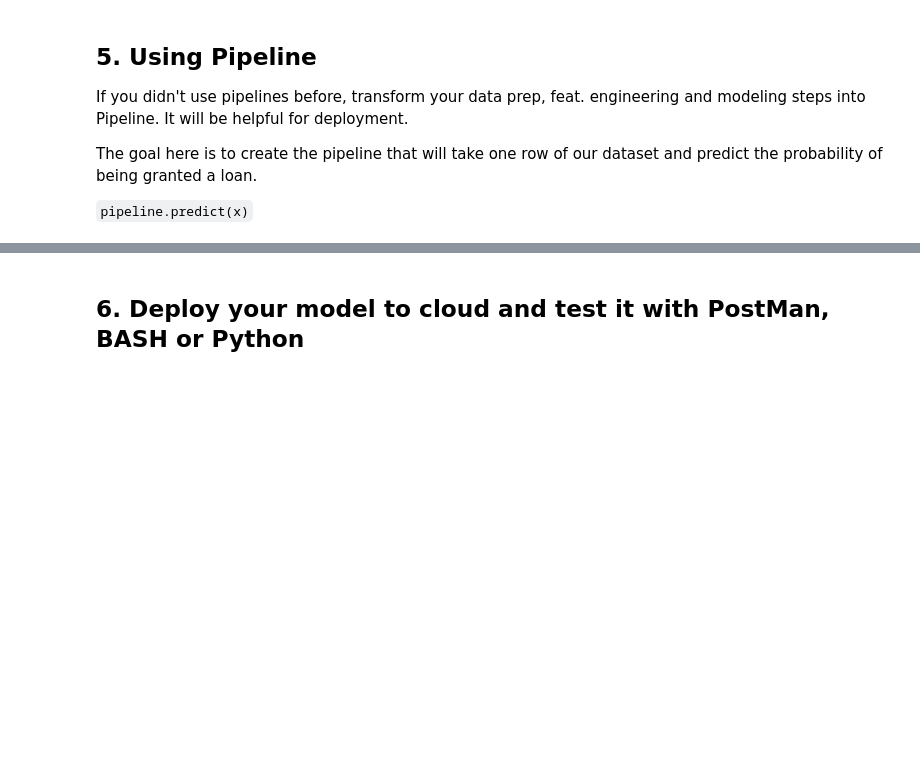
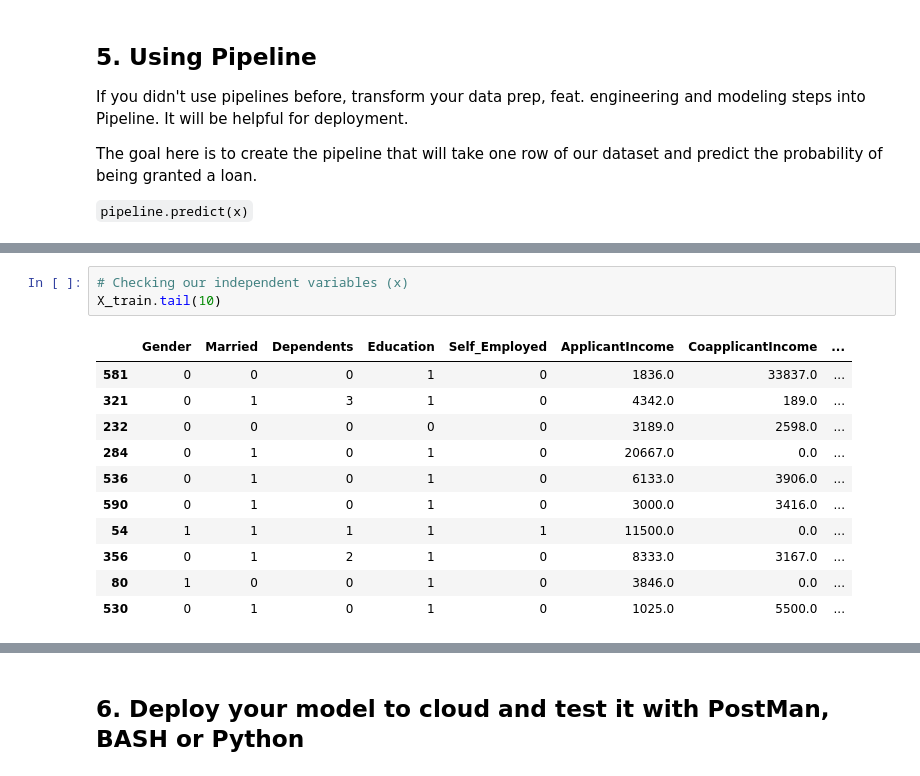
Before and after one commit to rafaelaqfc/Loan-Prediction-Project, a Jupyter notebook: notebooks/instructions.ipynb, the cells around one changed output, grey strips where cells are left out. Saved outputs shown, nothing was run; the diff lists cells and outputs as text; blank space fills up the shorter version.

```diff
--- a/notebooks/instructions.ipynb
+++ b/notebooks/instructions.ipynb
@@ -1121,0 +1137,15 @@ The goal here is to create the pipeline that will take one row of our dataset an
+# %%
+# Checking our independent variables (x)
+X_train.tail(10)
+# %% [output]
+|  | Gender | Married | Dependents | Education | Self_Employed | ApplicantIncome | CoapplicantIncome | ... |
+| 581 | 0 | 0 | 0 | 1 | 0 | 1836.0 | 33837.0 | ... |
+| 321 | 0 | 1 | 3 | 1 | 0 | 4342.0 | 189.0 | ... |
+| 232 | 0 | 0 | 0 | 0 | 0 | 3189.0 | 2598.0 | ... |
+| 284 | 0 | 1 | 0 | 1 | 0 | 20667.0 | 0.0 | ... |
+| 536 | 0 | 1 | 0 | 1 | 0 | 6133.0 | 3906.0 | ... |
+| 590 | 0 | 1 | 0 | 1 | 0 | 3000.0 | 3416.0 | ... |
+| 54 | 1 | 1 | 1 | 1 | 1 | 11500.0 | 0.0 | ... |
+| 356 | 0 | 1 | 2 | 1 | 0 | 8333.0 | 3167.0 | ... |
+| 80 | 1 | 0 | 0 | 1 | 0 | 3846.0 | 0.0 | ... |
+| 530 | 0 | 1 | 0 | 1 | 0 | 1025.0 | 5500.0 | ... |
```
Also changed, not shown: parts of 4 cells of this notebook, 2 other files.
